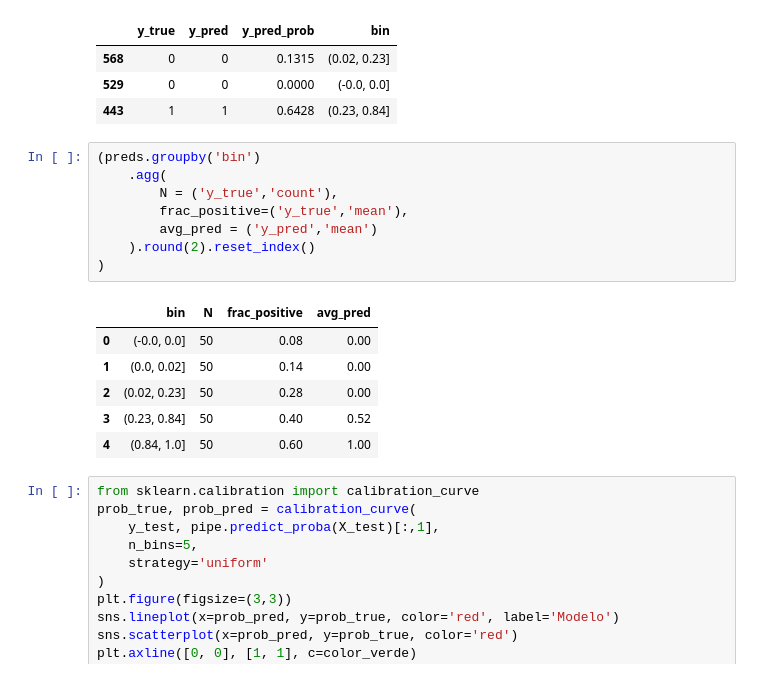
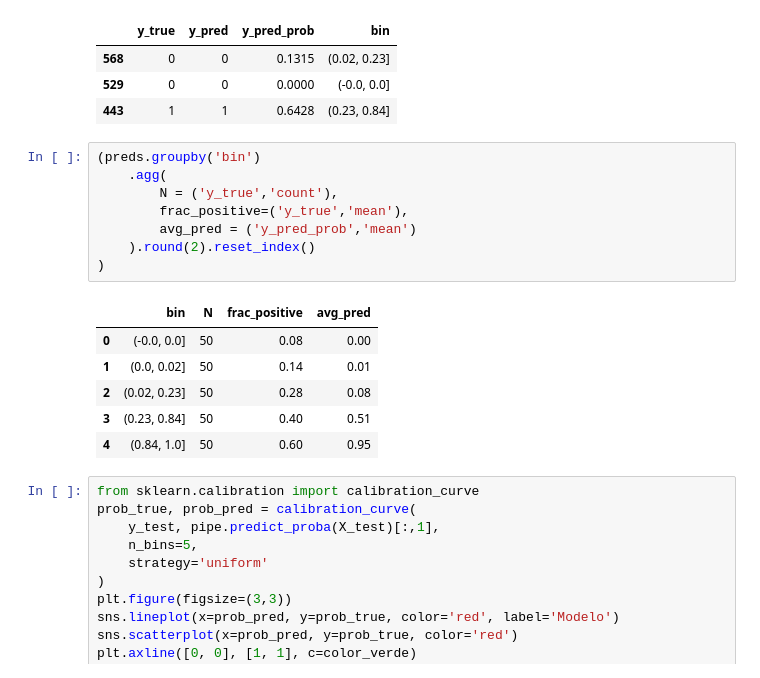
Before and after one commit to karbartolome/workshops, a Jupyter notebook: 20240513-uba-calibracion/ejemplo.ipynb, the cells around one changed output. Cells and saved outputs as stored; diff of their text form.

Commit message:
:bug: fix y_pred por y_pred_prob

```diff
--- a/20240513-uba-calibracion/ejemplo.ipynb
+++ b/20240513-uba-calibracion/ejemplo.ipynb
@@ -282,18 +279,18 @@ preds.sample(3, random_state=123).round(4)
 # %%
 (preds.groupby('bin')
     .agg(
         N = ('y_true','count'),
         frac_positive=('y_true','mean'),
-        avg_pred = ('y_pred','mean')
+        avg_pred = ('y_pred_prob','mean')
     ).round(2).reset_index()
 )
 # %% [output]
 |  | bin | N | frac_positive | avg_pred |
 | 0 | (-0.0, 0.0] | 50 | 0.08 | 0.00 |
-| 1 | (0.0, 0.02] | 50 | 0.14 | 0.00 |
-| 2 | (0.02, 0.23] | 50 | 0.28 | 0.00 |
-| 3 | (0.23, 0.84] | 50 | 0.40 | 0.52 |
-| 4 | (0.84, 1.0] | 50 | 0.60 | 1.00 |
+| 1 | (0.0, 0.02] | 50 | 0.14 | 0.01 |
+| 2 | (0.02, 0.23] | 50 | 0.28 | 0.08 |
+| 3 | (0.23, 0.84] | 50 | 0.40 | 0.51 |
+| 4 | (0.84, 1.0] | 50 | 0.60 | 0.95 |
 # %%
 from sklearn.calibration import calibration_curve
 prob_true, prob_pred = calibration_curve(
```
Also changed, not shown: parts of 3 cells of this notebook.
